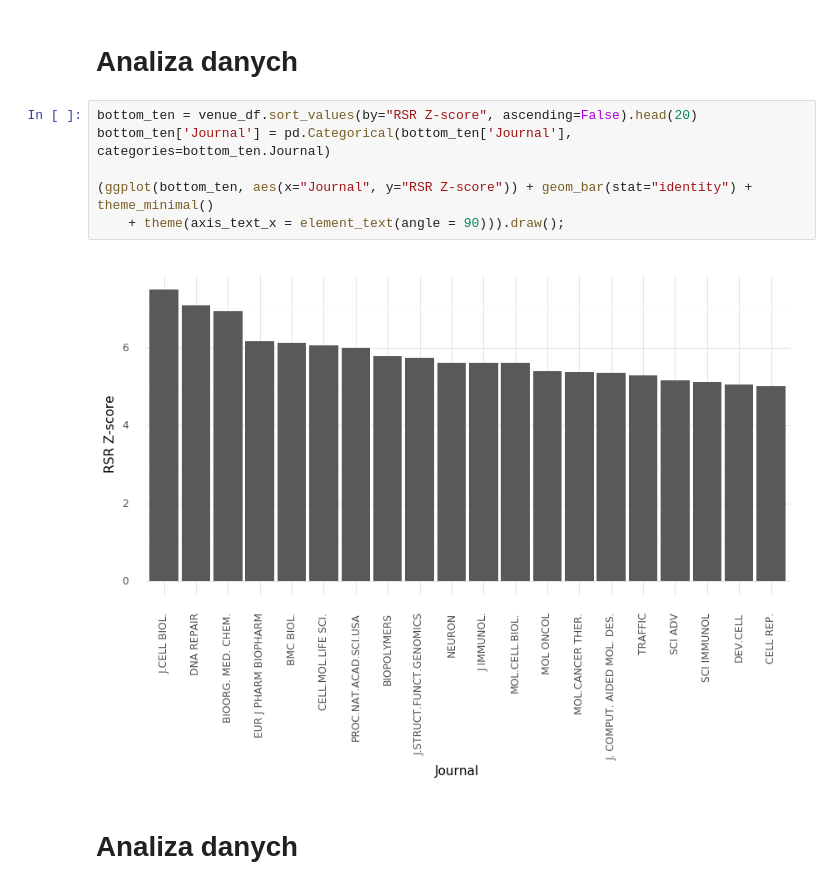
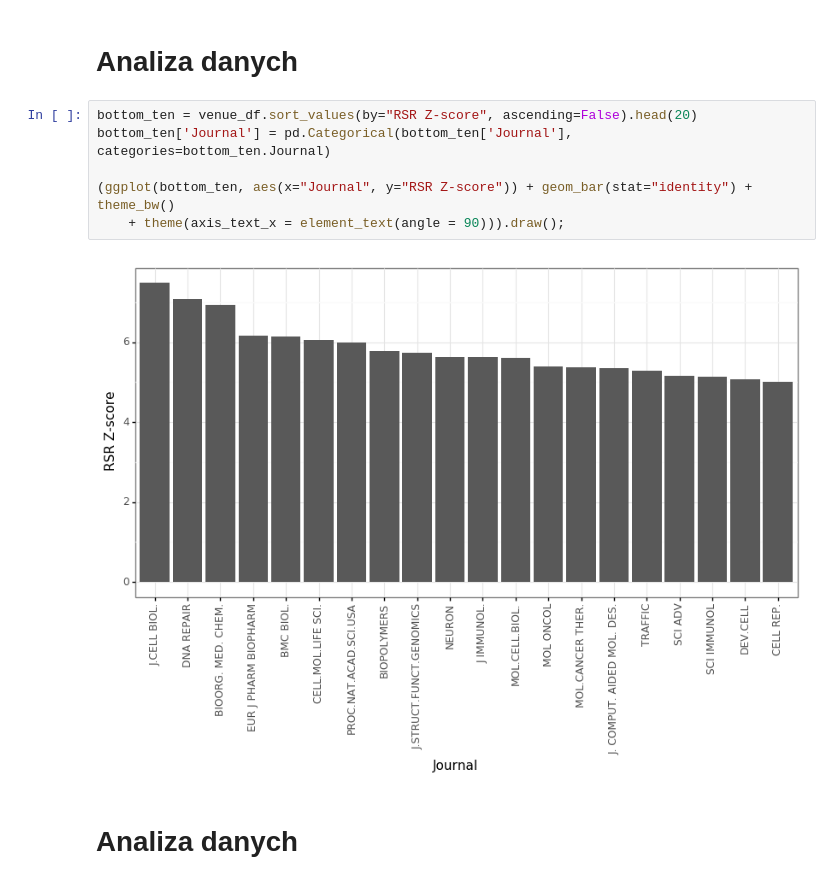
Before and after one commit to dabrze/cbb_reproducibility, a Jupyter notebook: Reproducible research.ipynb, the cells around one changed output. Drawn from its saved outputs; the diff is of its cells as text.

```diff
--- a/Reproducible research.ipynb
+++ b/Reproducible research.ipynb
@@ -414,11 +415,11 @@ Analiza danych
 # %%
 bottom_ten = venue_df.sort_values(by="RSR Z-score", ascending=False).head(20)
 bottom_ten['Journal'] = pd.Categorical(bottom_ten['Journal'], categories=bottom_ten.Journal)
 
-(ggplot(bottom_ten, aes(x="Journal", y="RSR Z-score")) + geom_bar(stat="identity") + theme_minimal()
+(ggplot(bottom_ten, aes(x="Journal", y="RSR Z-score")) + geom_bar(stat="identity") + theme_bw()
     + theme(axis_text_x = element_text(angle = 90))).draw();
 # %% [output]
-[figure, old version]
+[figure, new version]
 # %% [markdown]
 Analiza danych
 =============
```
Also changed, not shown: parts of 17 cells of this notebook.
